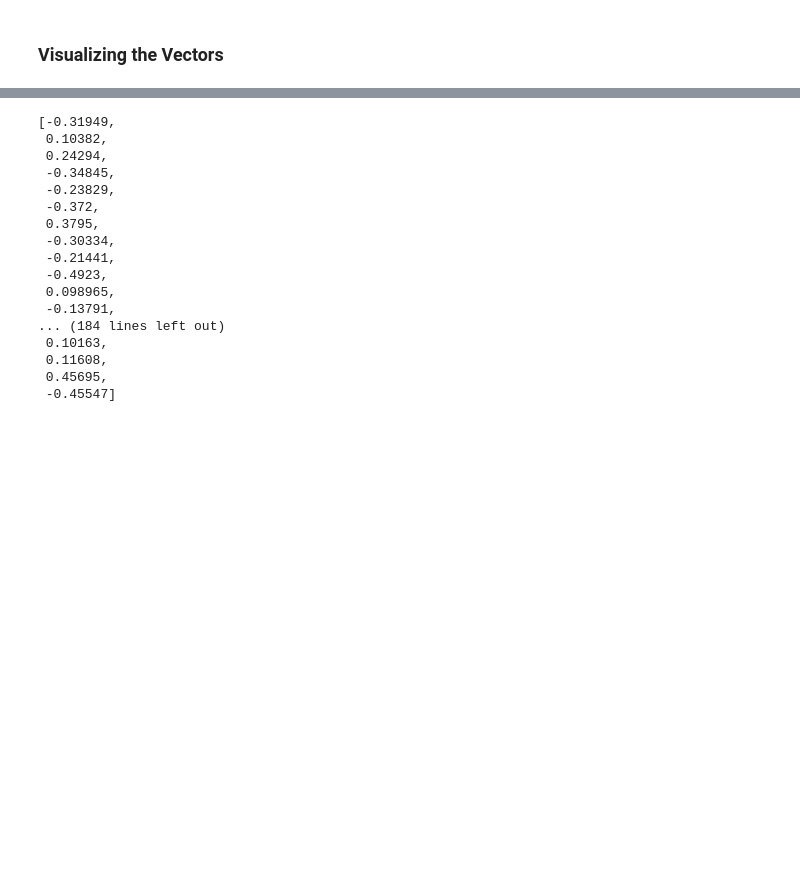
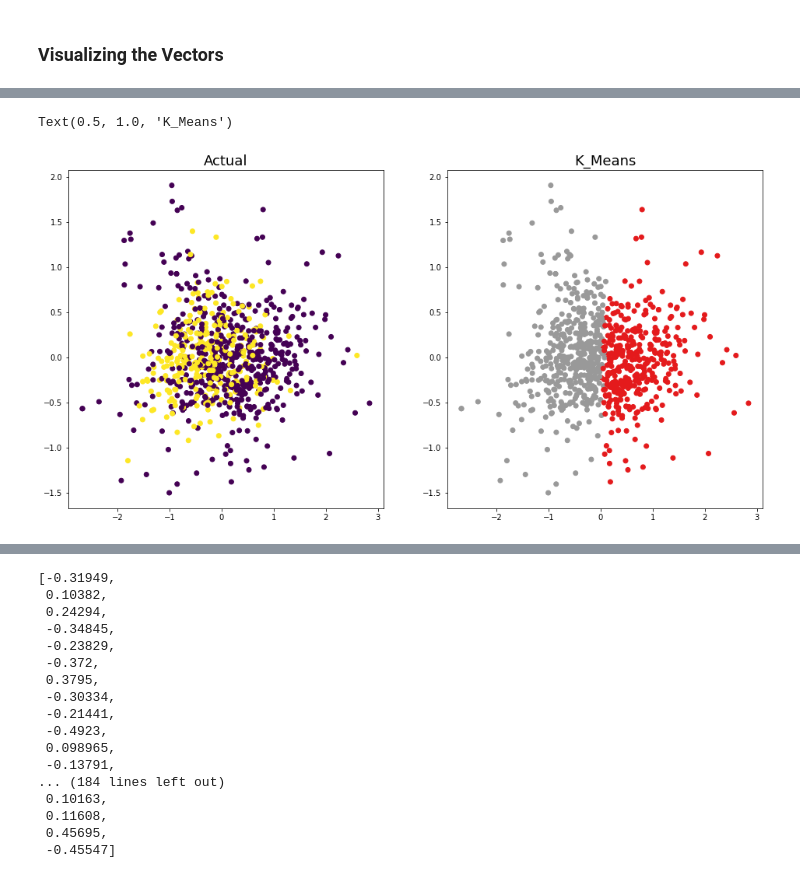
Before and after one commit to cemuluoglakci/Transformers_For_Claim_Worthiness, a Jupyter notebook: Clustering_Tweets/Clustering_Tweets.ipynb, the cells around one changed output, grey strips where cells are left out. Drawn from its saved outputs; the diff is of its cells as text; code cells hidden in the pictures; blank space fills up the shorter version.

```diff
--- a/Clustering_Tweets/Clustering_Tweets.ipynb
+++ b/Clustering_Tweets/Clustering_Tweets.ipynb
@@ -265,0 +338,15 @@ eval_df
+# %%
+pca = PCA(n_components=2)
+PCA_result = pca.fit_transform(embeddings_list)
+PCA_df = pd.DataFrame(PCA_result)
+# %%
+k_means_predictions = kmeanModel.predict(embeddings_list)
+
+fig, axes = plt.subplots(1, 2, figsize=(16,8))
+axes[0].scatter(PCA_df[0], PCA_df[1], c=label_list)
+axes[1].scatter(PCA_df[0], PCA_df[1], c=k_means_predictions, cmap=plt.cm.Set1)
+axes[0].set_title('Actual', fontsize=18)
+axes[1].set_title('K_Means', fontsize=18)
+# %% [output]
+Text(0.5, 1.0, 'K_Means')
+[figure, added]
```
Also changed, not shown: parts of 29 cells of this notebook, 5 other files.
